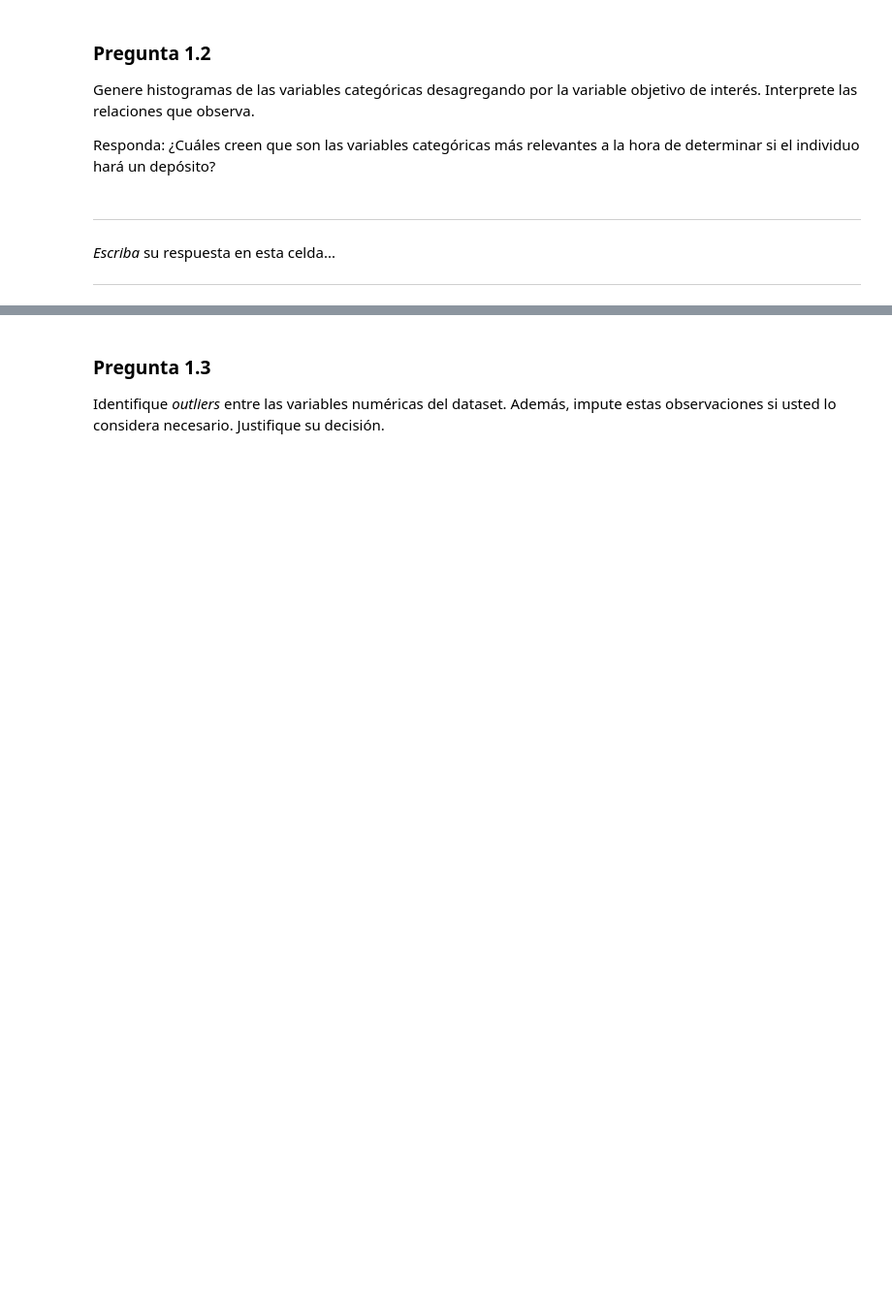
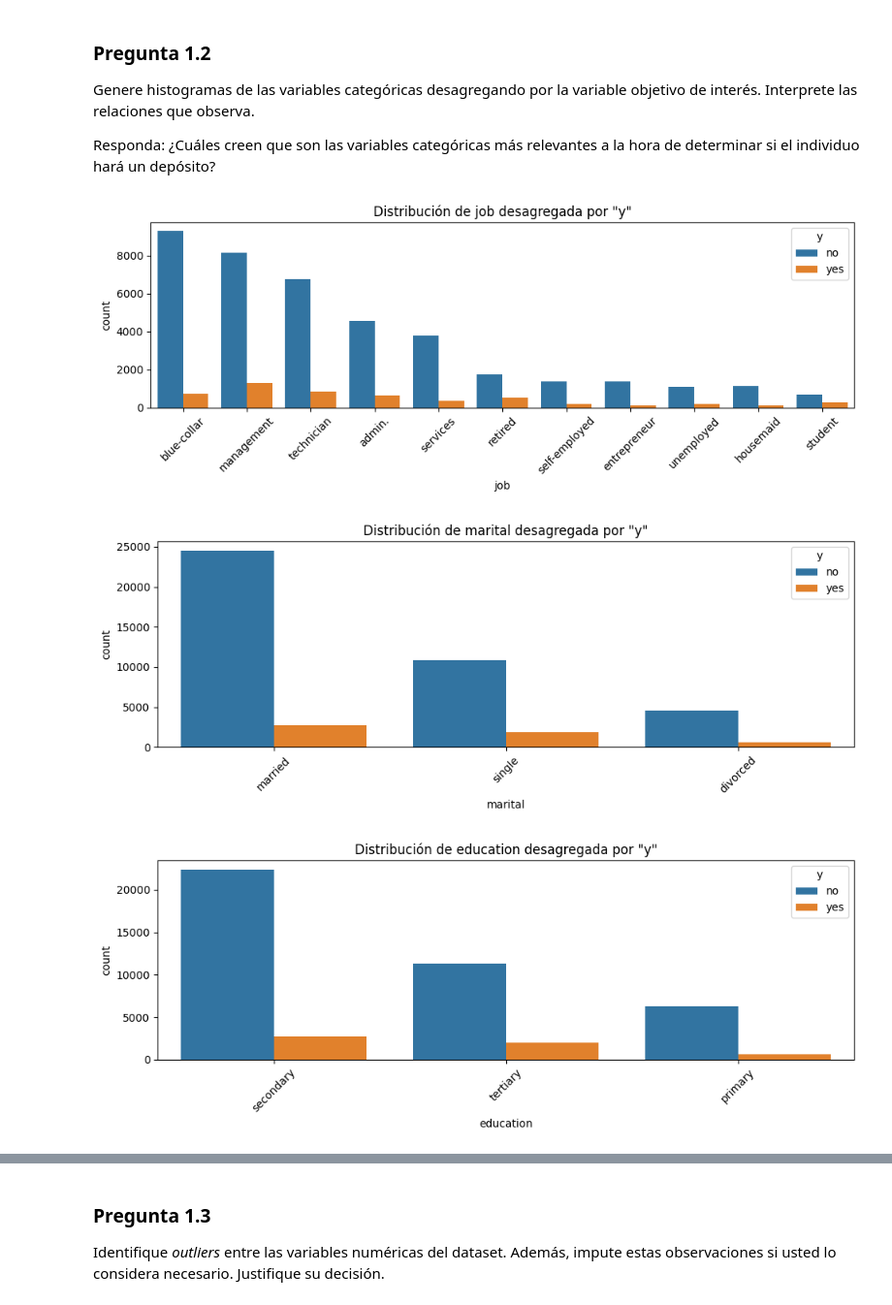
Before and after one commit to GabOqueli-16062022/Aplicaciones_Machine_Learning_economia, a Jupyter notebook: Tarea II/Tarea_2.ipynb, the cells around one changed output, grey strips where cells are left out. Shown at 97% size. Saved outputs shown, nothing was run; the diff lists cells and outputs as text; code cells hidden in the pictures; blank space fills up the shorter version.

```diff
--- a/Tarea II/Tarea_2.ipynb
+++ b/Tarea II/Tarea_2.ipynb
@@ -145,3 +147,15 @@ y = bank_marketing.data.targets
 Concatene `X` e `y` en un dataframe consolidado.
 
 Muestre las primeras cinco observaciones en el dataframe consolidado. Despliegue información sobre el tipo de variable de cada una de las columnas del dataframe y despliegue estadísticas descriptivas de las variables según su tipo.
+# %%
+#librerias varias
+import pandas as pd
+import seaborn as sns
+import matplotlib.pyplot as plt
+
+
+# Concatenar X e y en un solo DataFrame
+df = pd.concat([X, y], axis=1)
+
+# Primeras cinco observaciones
+print(df.head())
@@ -164,0 +249,17 @@ Impute los valores nulos con el método que estime conveniente, justificando su
+# %%
+# Ver cantidad de valores nulos por columna
+missing_counts = df.isnull().sum()
+print("Valores nulos por columna:\n")
+print(missing_counts[missing_counts > 0])
+
+# Imputación con la moda (valor más frecuente)
+df['contact'] = df['contact'].fillna(df['contact'].mode()[0])
+df['education'] = df['education'].fillna(df['education'].mode()[0])
+df['job'] = df['job'].fillna(df['job'].mode()[0])
+
+
+#se mantiene la variable y se rellena con 'unknown'
+df['poutcome'] = df['poutcome'].fillna('unknown')
+
+# Primeras cinco observaciones
+print(df.head())
@@ -169,14 +315,20 @@ Impute los valores nulos con el método que estime conveniente, justificando su
 Genere histogramas de las variables categóricas desagregando por la variable objetivo de interés. Interprete las relaciones que observa.
 
 Responda: ¿Cuáles creen que son las variables categóricas más relevantes a la hora de determinar si el individuo hará un depósito?
-# %% [markdown]
-
-
-
----
-
-
-*Escriba* su respuesta en esta celda...
-
-
----
+# %%
+
+# Lista de variables categóricas
+cat_vars = ['job', 'marital', 'education', 'default', 'housing', 'loan', 'contact', 'month', 'poutcome']
+
+# Crear gráficos
+for var in cat_vars:
+    plt.figure(figsize=(10, 4))
+    sns.countplot(data=df, x=var, hue='y', order=df[var].value_counts().index)
+    plt.title(f'Distribución de {var} desagregada por "y"')
+    plt.xticks(rotation=45)
+    plt.tight_layout()
+    plt.show()
+# %% [output]
+[figure, added]
+[figure, added]
+[figure, added]
```
Also changed, not shown: parts of 105 cells of this notebook.
